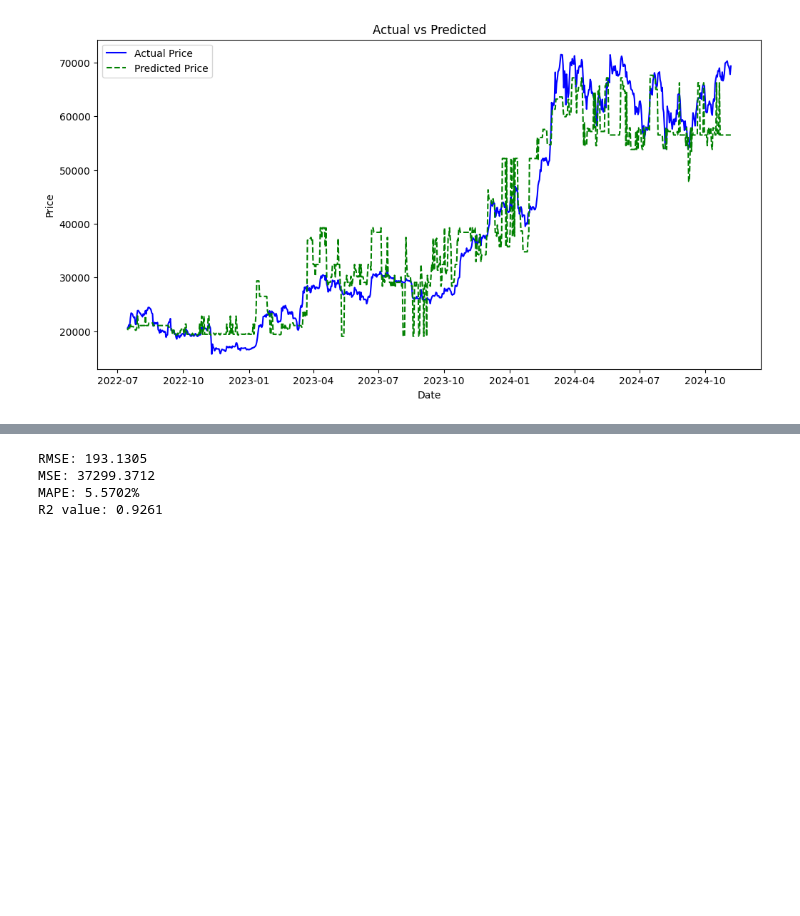
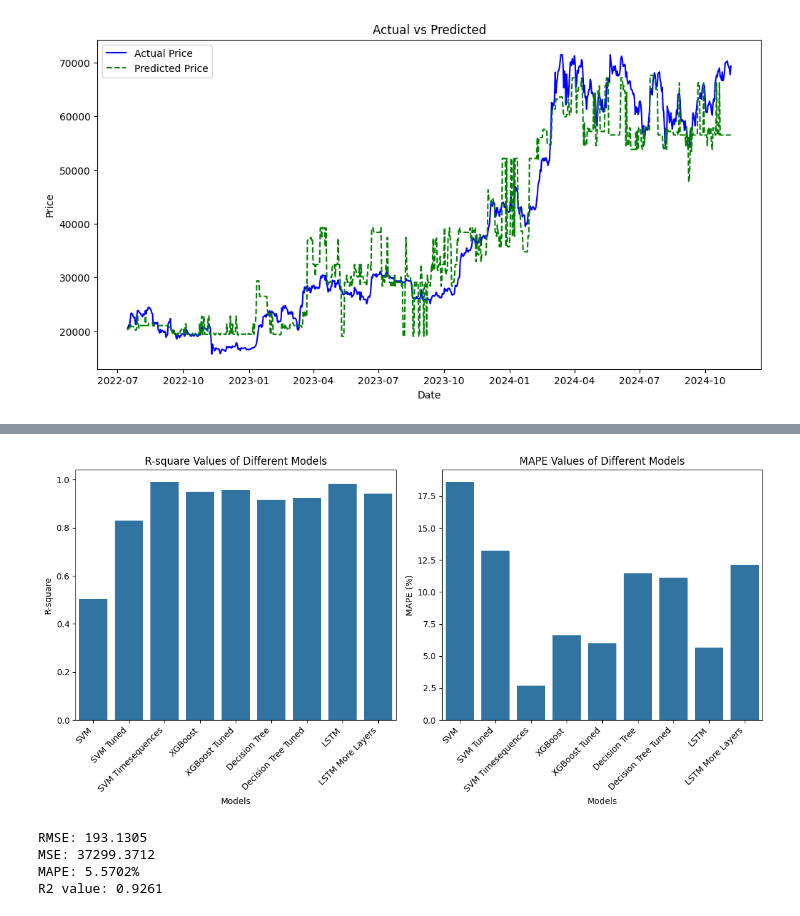
Before and after one commit to SaiTejaBorgam/Data-Science-Project, a Jupyter notebook: Project code.ipynb, the cells around one changed output, grey strips where cells are left out. Saved outputs shown, nothing was run; the diff lists cells and outputs as text; code cells hidden in the pictures; blank space fills up the shorter version.

```diff
--- a/Project code.ipynb
+++ b/Project code.ipynb
@@ -1073,0 +1242,15 @@ R2 value: 0.9820
+# %%
+models_metrics = pd.DataFrame([
+    {'Model': 'SVM', **metrics_svm},
+    {'Model': 'SVM Tuned', **metrics_svm_tuned},
+    {'Model': 'SVM Timesequences', **metrics_svm_timesequences},
+    {'Model': 'XGBoost', **metrics_xgboost},
+    {'Model': 'XGBoost Tuned', **metrics_xgboost_tuned},
+    {'Model': 'Decision Tree', **metrics_decisiontree},
+    {'Model': 'Decision Tree Tuned', **metrics_decisiontree_tuned},
+    {'Model': 'LSTM', **metrics_lstm},
+    {'Model': 'LSTM More Layers', **metrics_lstm_morelayers}
+])
+
+models_metrics.set_index('Model', inplace=True)
+models_metrics
@@ -1074,3 +1269,25 @@ R2 value: 0.9820
+# %%
+plt.figure(figsize=(12, 6))
+
+models = models_metrics.index
+
+plt.subplot(1, 2, 1)
+sns.barplot(x=models, y=models_metrics['r2'])
+plt.title('R-square Values of Different Models')
+plt.xlabel('Models')
+plt.ylabel('R-square')
+plt.xticks(rotation=45, ha='right')
+
+plt.subplot(1, 2, 2)
+sns.barplot(x=models, y=models_metrics['mape'])
+plt.title('MAPE Values of Different Models')
+plt.xlabel('Models')
+plt.ylabel('MAPE (%)')
+plt.xticks(rotation=45, ha='right')
+plt.tight_layout()
+plt.show()
+# %% [output]
+[figure, added]
 # %%
 Ethereum_TI.set_index('snapped_at', inplace=True)
 # %%
```
Also changed, not shown: parts of 11 cells of this notebook.
